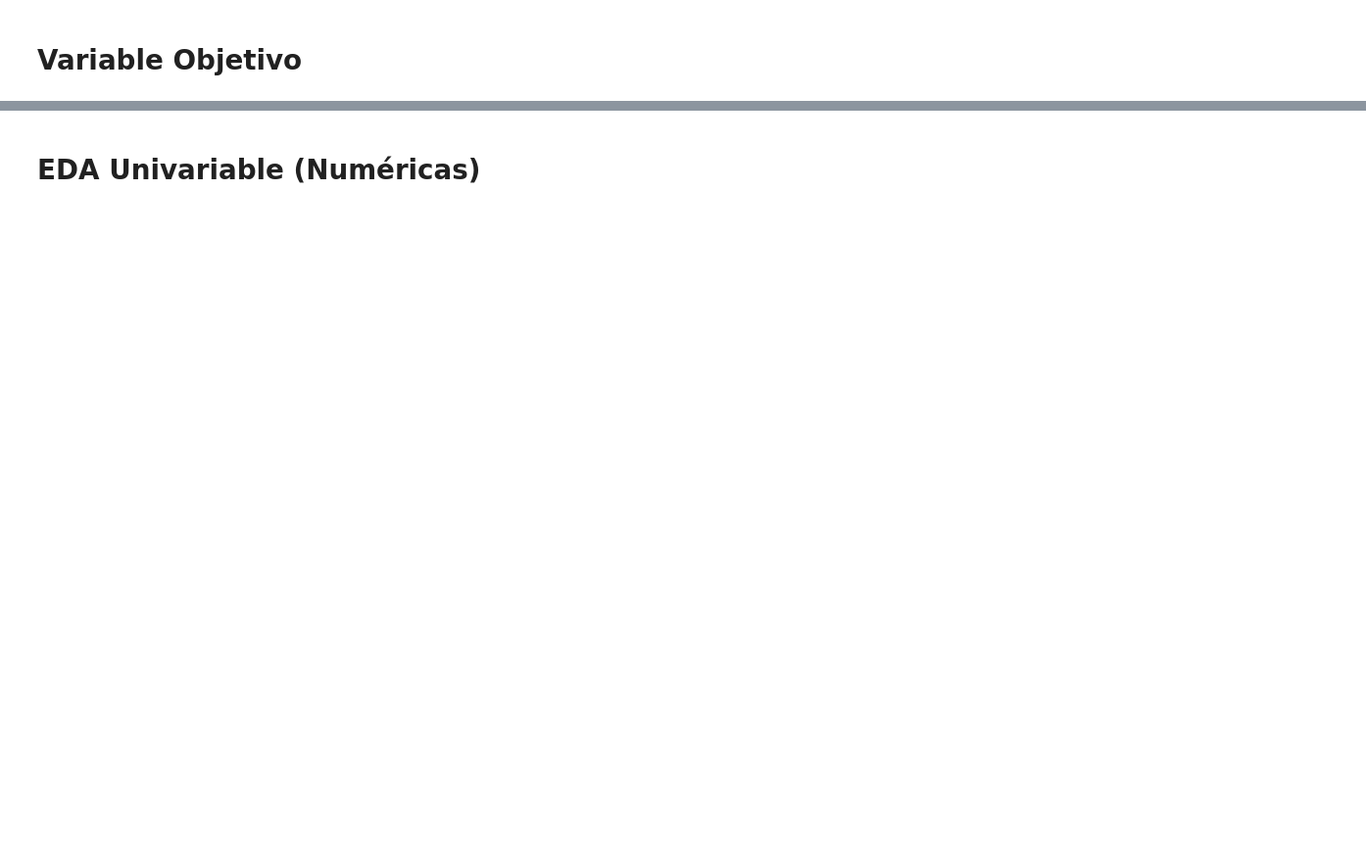
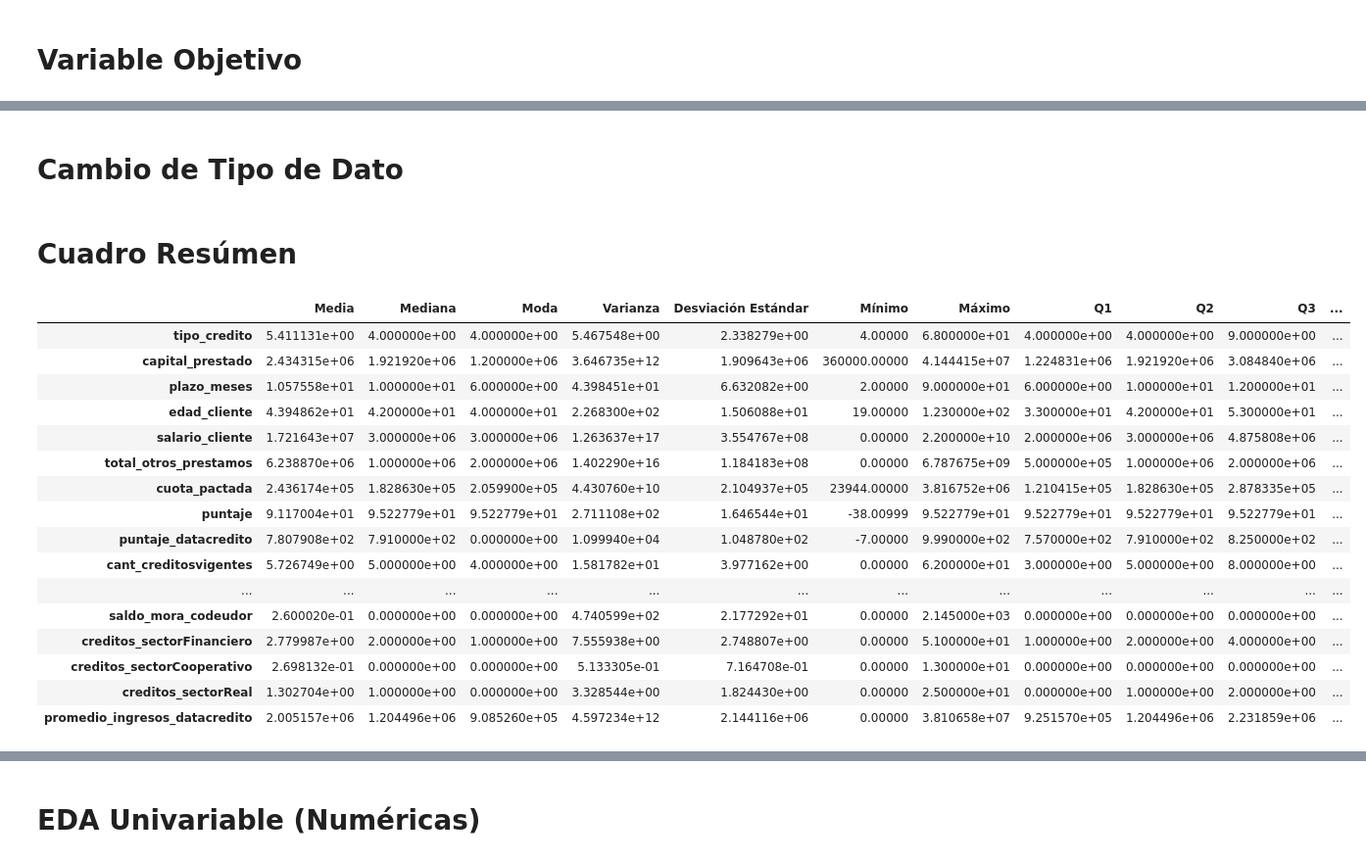
Before and after one commit to pbuitragoa33/MLOps-Financial-Risk-pipeline, a Jupyter notebook: etl_scripts/src/desarrollo/transformacion_eda.ipynb, the cells around one changed output, grey strips where cells are left out. Shown at 98% size. Cells and saved outputs as stored; diff of their text form; code cells hidden in the pictures; blank space fills up the shorter version.

```diff
--- a/etl_scripts/src/desarrollo/transformacion_eda.ipynb
+++ b/etl_scripts/src/desarrollo/transformacion_eda.ipynb
@@ -328,0 +340,2 @@ df['Pago_atiempo'].value_counts().plot(kind = "bar")
+# %% [markdown]
+# Cambio de Tipo de Dato
@@ -328,0 +350,40 @@ df['Pago_atiempo'].value_counts().plot(kind = "bar")
+# %% [markdown]
+# Cuadro Resúmen
+# %%
+# Cuadro con todas las variables numericas --> media, mediana, moda, varianza, desviación estándar, mínimo, máximo, cuartiles, IQR
+
+col_nums = df.select_dtypes(['int64', 'float64']).columns
+
+var_num_estadisticas_pd = pd.DataFrame({
+    'Media': df[col_nums].mean(),
+    'Mediana': df[col_nums].median(),
+    'Moda': df[col_nums].mode().iloc[0],
+    'Varianza': df[col_nums].var(),
+    'Desviación Estándar': df[col_nums].std(),
+    'Mínimo': df[col_nums].min(),
+    'Máximo': df[col_nums].max(),
+    'Q1': df[col_nums].quantile(0.25),
+    'Q2': df[col_nums].quantile(0.5),
+    'Q3': df[col_nums].quantile(0.75),
+    'IQR': df[col_nums].quantile(0.75) - df[col_nums].quantile(0.25)
+})
+
+var_num_estadisticas_pd
+# %% [output]
+|  | Media | Mediana | Moda | Varianza | Desviación Estándar | Mínimo | Máximo | Q1 | Q2 | Q3 | ... |
+| tipo_credito | 5.411131e+00 | 4.000000e+00 | 4.000000e+00 | 5.467548e+00 | 2.338279e+00 | 4.00000 | 6.800000e+01 | 4.000000e+00 | 4.000000e+00 | 9.000000e+00 | ... |
+| capital_prestado | 2.434315e+06 | 1.921920e+06 | 1.200000e+06 | 3.646735e+12 | 1.909643e+06 | 360000.00000 | 4.144415e+07 | 1.224831e+06 | 1.921920e+06 | 3.084840e+06 | ... |
+| plazo_meses | 1.057558e+01 | 1.000000e+01 | 6.000000e+00 | 4.398451e+01 | 6.632082e+00 | 2.00000 | 9.000000e+01 | 6.000000e+00 | 1.000000e+01 | 1.200000e+01 | ... |
+| edad_cliente | 4.394862e+01 | 4.200000e+01 | 4.000000e+01 | 2.268300e+02 | 1.506088e+01 | 19.00000 | 1.230000e+02 | 3.300000e+01 | 4.200000e+01 | 5.300000e+01 | ... |
+| salario_cliente | 1.721643e+07 | 3.000000e+06 | 3.000000e+06 | 1.263637e+17 | 3.554767e+08 | 0.00000 | 2.200000e+10 | 2.000000e+06 | 3.000000e+06 | 4.875808e+06 | ... |
+| total_otros_prestamos | 6.238870e+06 | 1.000000e+06 | 2.000000e+06 | 1.402290e+16 | 1.184183e+08 | 0.00000 | 6.787675e+09 | 5.000000e+05 | 1.000000e+06 | 2.000000e+06 | ... |
+| cuota_pactada | 2.436174e+05 | 1.828630e+05 | 2.059900e+05 | 4.430760e+10 | 2.104937e+05 | 23944.00000 | 3.816752e+06 | 1.210415e+05 | 1.828630e+05 | 2.878335e+05 | ... |
+| puntaje | 9.117004e+01 | 9.522779e+01 | 9.522779e+01 | 2.711108e+02 | 1.646544e+01 | -38.00999 | 9.522779e+01 | 9.522779e+01 | 9.522779e+01 | 9.522779e+01 | ... |
+| puntaje_datacredito | 7.807908e+02 | 7.910000e+02 | 0.000000e+00 | 1.099940e+04 | 1.048780e+02 | -7.00000 | 9.990000e+02 | 7.570000e+02 | 7.910000e+02 | 8.250000e+02 | ... |
+| cant_creditosvigentes | 5.726749e+00 | 5.000000e+00 | 4.000000e+00 | 1.581782e+01 | 3.977162e+00 | 0.00000 | 6.200000e+01 | 3.000000e+00 | 5.000000e+00 | 8.000000e+00 | ... |
+| ... | ... | ... | ... | ... | ... | ... | ... | ... | ... | ... | ... |
+| saldo_mora_codeudor | 2.600020e-01 | 0.000000e+00 | 0.000000e+00 | 4.740599e+02 | 2.177292e+01 | 0.00000 | 2.145000e+03 | 0.000000e+00 | 0.000000e+00 | 0.000000e+00 | ... |
+| creditos_sectorFinanciero | 2.779987e+00 | 2.000000e+00 | 1.000000e+00 | 7.555938e+00 | 2.748807e+00 | 0.00000 | 5.100000e+01 | 1.000000e+00 | 2.000000e+00 | 4.000000e+00 | ... |
+| creditos_sectorCooperativo | 2.698132e-01 | 0.000000e+00 | 0.000000e+00 | 5.133305e-01 | 7.164708e-01 | 0.00000 | 1.300000e+01 | 0.000000e+00 | 0.000000e+00 | 0.000000e+00 | ... |
+| creditos_sectorReal | 1.302704e+00 | 1.000000e+00 | 0.000000e+00 | 3.328544e+00 | 1.824430e+00 | 0.00000 | 2.500000e+01 | 0.000000e+00 | 1.000000e+00 | 2.000000e+00 | ... |
+| promedio_ingresos_datacredito | 2.005157e+06 | 1.204496e+06 | 9.085260e+05 | 4.597234e+12 | 2.144116e+06 | 0.00000 | 3.810658e+07 | 9.251570e+05 | 1.204496e+06 | 2.231859e+06 | ... |
```
Also changed, not shown: parts of 29 cells of this notebook.
